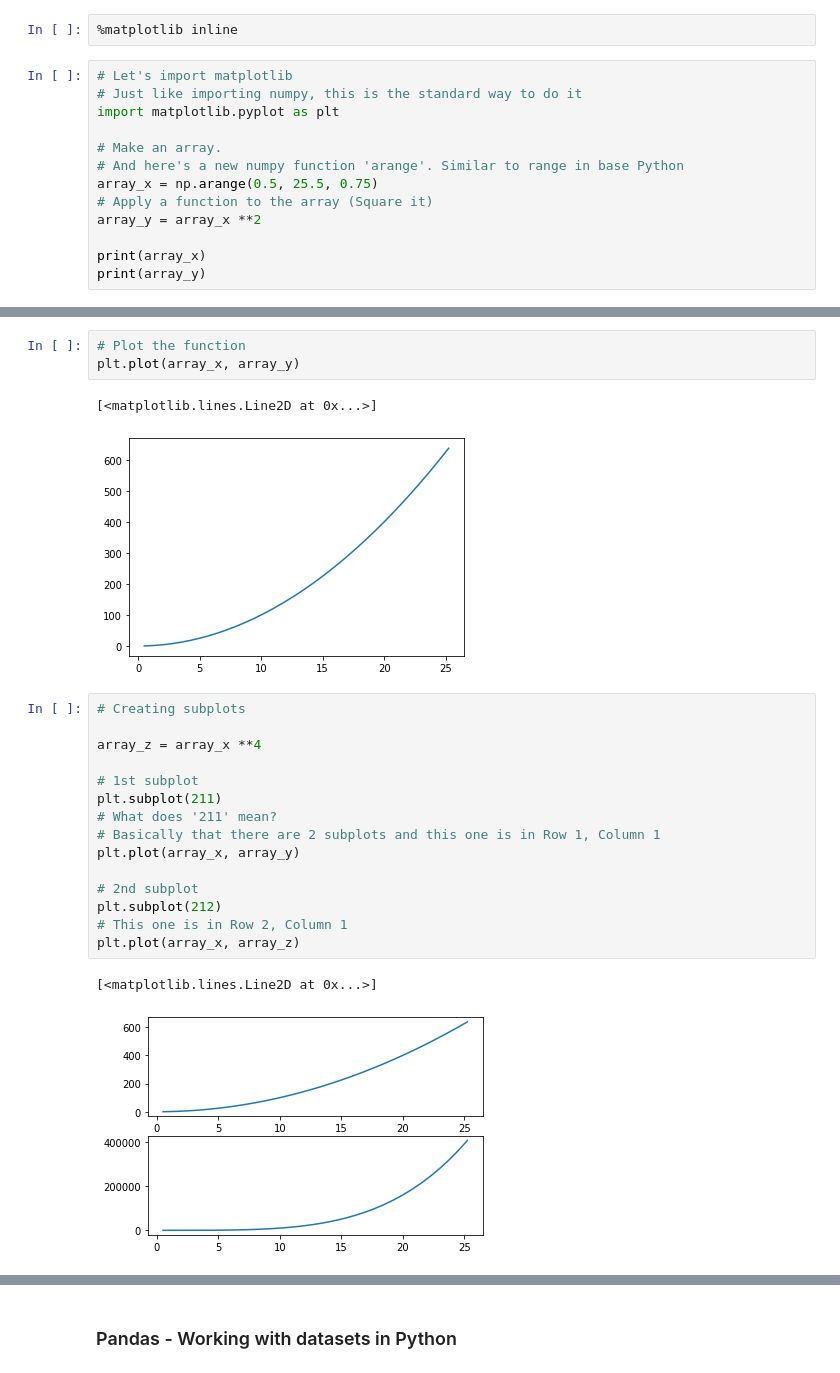
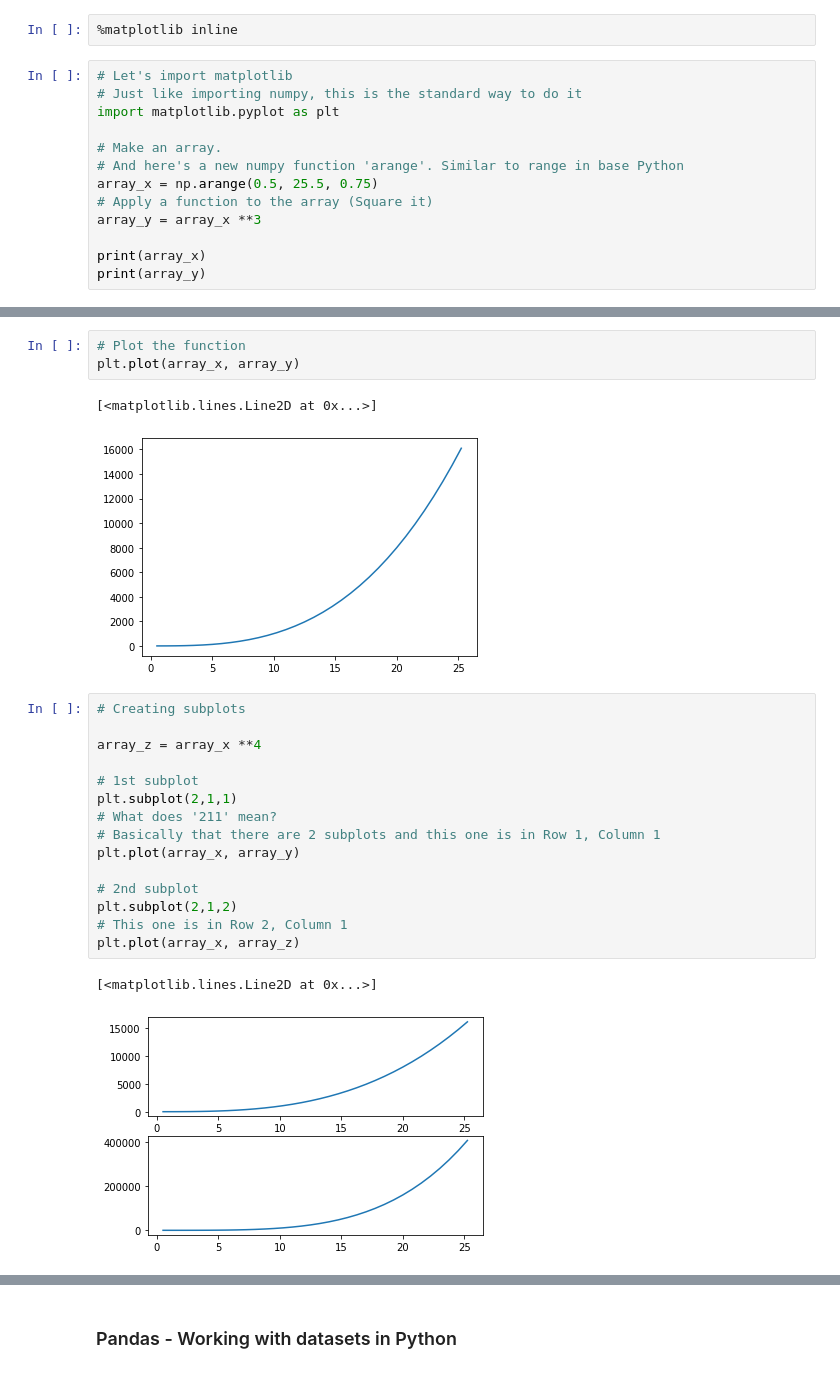
Before and after one commit to wajra/python-workshop, a Jupyter notebook: part_ii_python_basics.ipynb, the cells around one changed output, grey strips where cells are left out. Drawn from its saved outputs; the diff is of its cells as text.

```diff
--- a/part_ii_python_basics.ipynb
+++ b/part_ii_python_basics.ipynb
@@ -90,7 +95,7 @@ import matplotlib.pyplot as plt
 # And here's a new numpy function 'arange'. Similar to range in base Python
 array_x = np.arange(0.5, 25.5, 0.75)
 # Apply a function to the array (Square it)
-array_y = array_x **2
+array_y = array_x **3
 
 print(array_x)
 print(array_y)
@@ -110,25 +117,25 @@ print(array_y)
 plt.plot(array_x, array_y)
 # %% [output]
 [<matplotlib.lines.Line2D at 0x...>]
-[figure, old version]
+[figure, new version]
 # %%
 # Creating subplots
 
 array_z = array_x **4
 
 # 1st subplot
-plt.subplot(211)
+plt.subplot(2,1,1)
 # What does '211' mean?
 # Basically that there are 2 subplots and this one is in Row 1, Column 1
 plt.plot(array_x, array_y)
 
 # 2nd subplot
-plt.subplot(212)
+plt.subplot(2,1,2)
 # This one is in Row 2, Column 1
 plt.plot(array_x, array_z)
 # %% [output]
 [<matplotlib.lines.Line2D at 0x...>]
-[figure, old version]
+[figure, new version]
 # %%
 # Creating a sin and cosine plot
 
```
Also changed, not shown: parts of 12 cells of this notebook.
